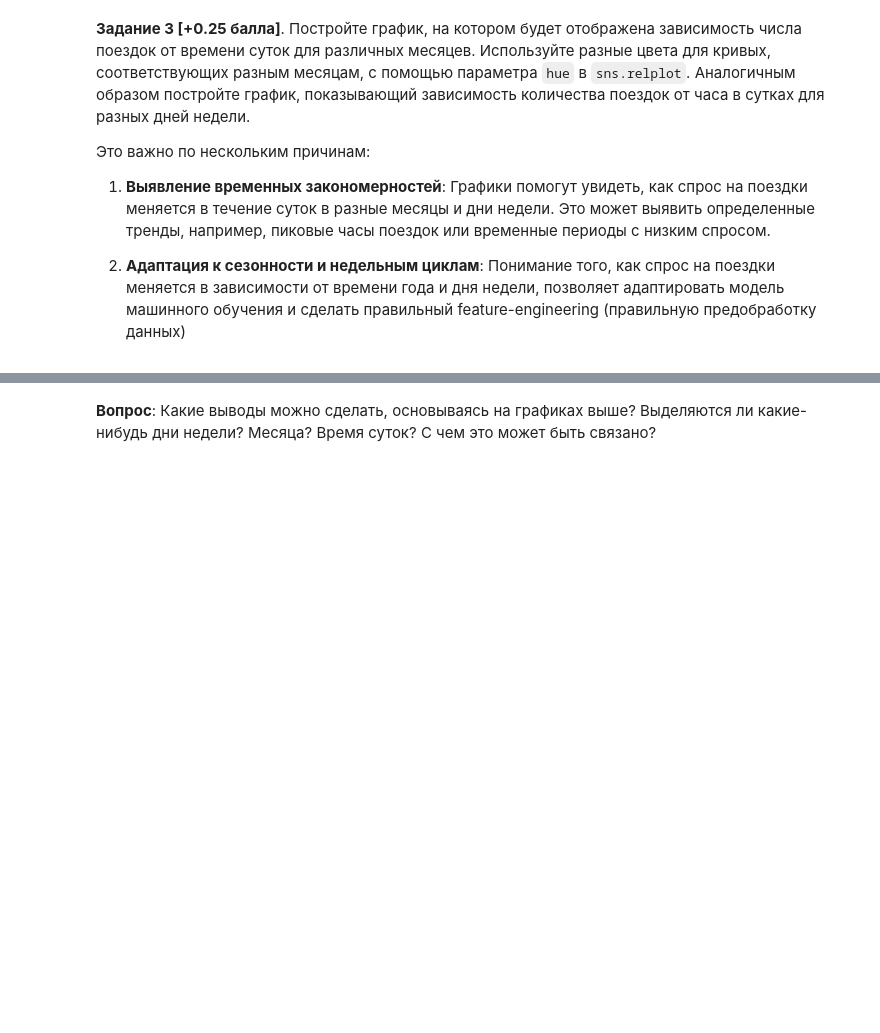
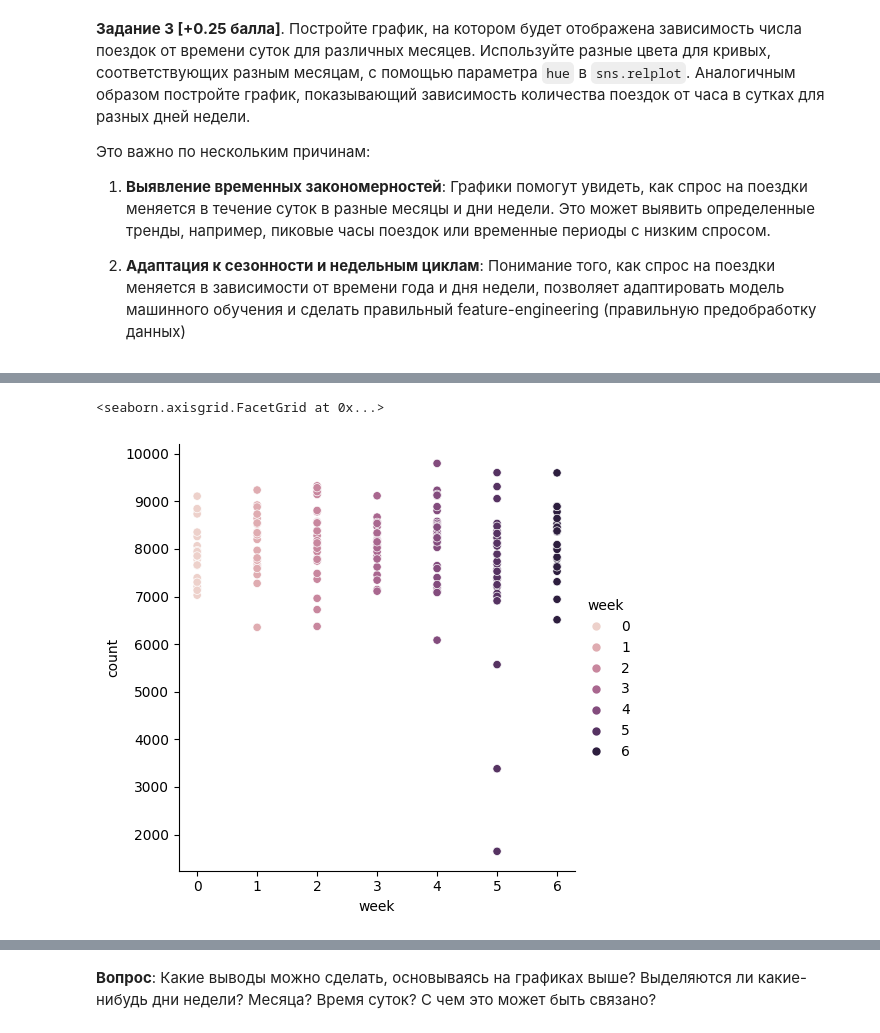
Before and after one commit to diwwae/MatModSchool, a Jupyter notebook: Мат_мод_Учебный_кейс_ipynb.ipynb, the cells around one changed output, grey strips where cells are left out. Drawn from its saved outputs; the diff is of its cells as text; code cells hidden in the pictures; blank space fills up the shorter version.

```diff
--- a/Мат_мод_Учебный_кейс_ipynb.ipynb
+++ b/Мат_мод_Учебный_кейс_ipynb.ipynb
@@ -174,0 +179,7 @@ train_data.groupby('date').count()
+# %%
+days_count['week'] = train_data['pickup_datetime'].dt.weekday
+
+sns.relplot(data=train_data, x="week", y="count", hue='week')
+# %% [output]
+<seaborn.axisgrid.FacetGrid at 0x...>
+[figure, added]
```
Also changed, not shown: parts of 13 cells of this notebook.
